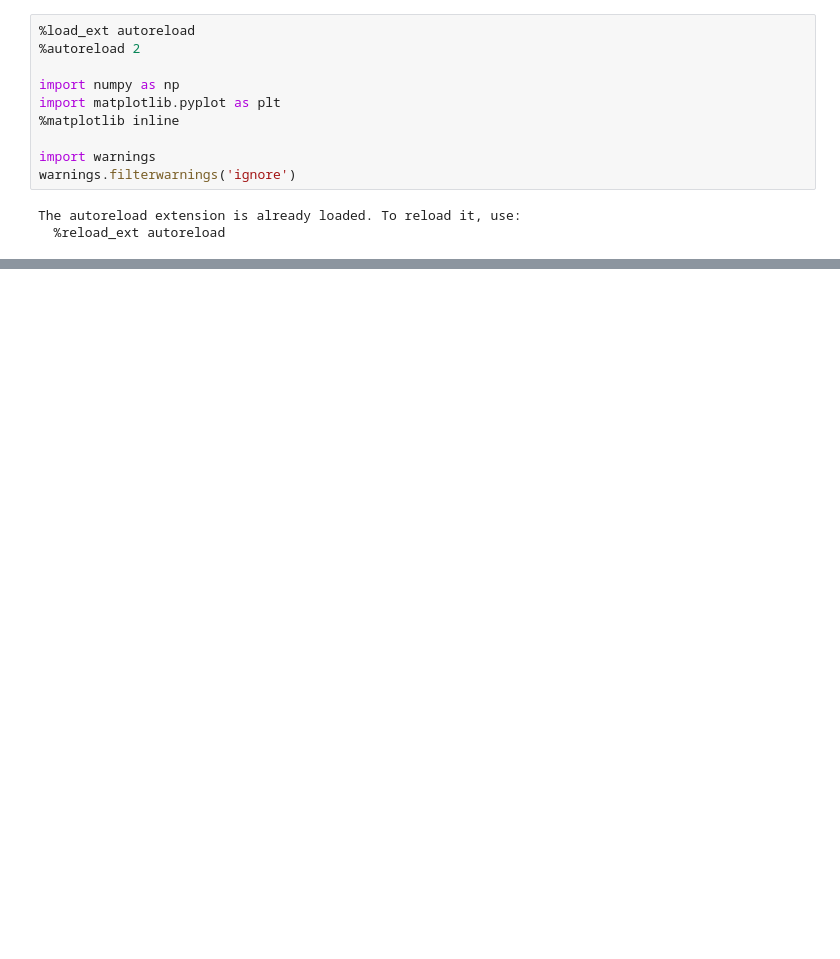
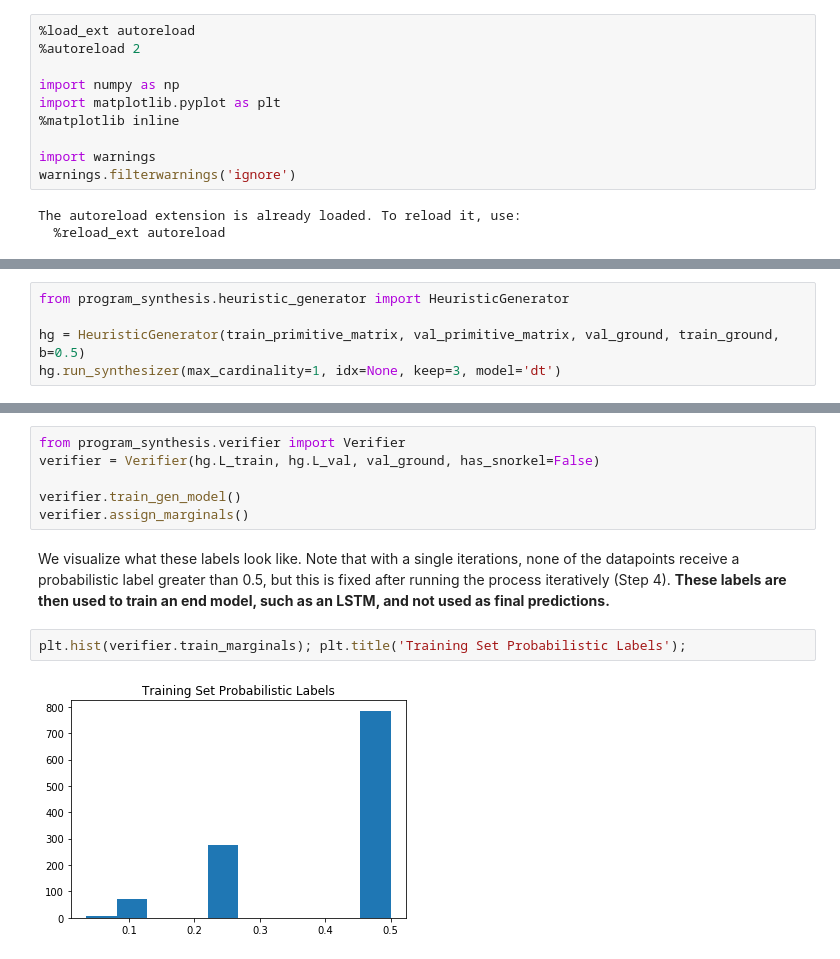
Before and after one commit to HazyResearch/reef, a Jupyter notebook: experimental_testing.ipynb, the cells around one changed output, grey strips where cells are left out. Saved outputs shown, nothing was run; the diff lists cells and outputs as text; blank space fills up the shorter version.

```diff
--- a/experimental_testing.ipynb
+++ b/experimental_testing.ipynb
@@ -199,0 +33,5 @@ np.save(filepath+'_gt.npy', train_ground)
+# %%
+from program_synthesis.heuristic_generator import HeuristicGenerator
+
+hg = HeuristicGenerator(train_primitive_matrix, val_primitive_matrix, val_ground, train_ground, b=0.5)
+hg.run_synthesizer(max_cardinality=1, idx=None, keep=3, model='dt')
@@ -199,0 +72,12 @@ np.save(filepath+'_gt.npy', train_ground)
+# %%
+from program_synthesis.verifier import Verifier
+verifier = Verifier(hg.L_train, hg.L_val, val_ground, has_snorkel=False)
+
+verifier.train_gen_model()
+verifier.assign_marginals()
+# %% [markdown]
+We visualize what these labels look like. Note that with a single iterations, none of the datapoints receive a probabilistic label greater than 0.5, but this is fixed after running the process iteratively (Step 4). __These labels are then used to train an end model, such as an LSTM, and not used as final predictions.__
+# %%
+plt.hist(verifier.train_marginals); plt.title('Training Set Probabilistic Labels');
+# %% [output]
+[figure, added]
```
Also changed, not shown: parts of 42 cells of this notebook, 12 other files.
